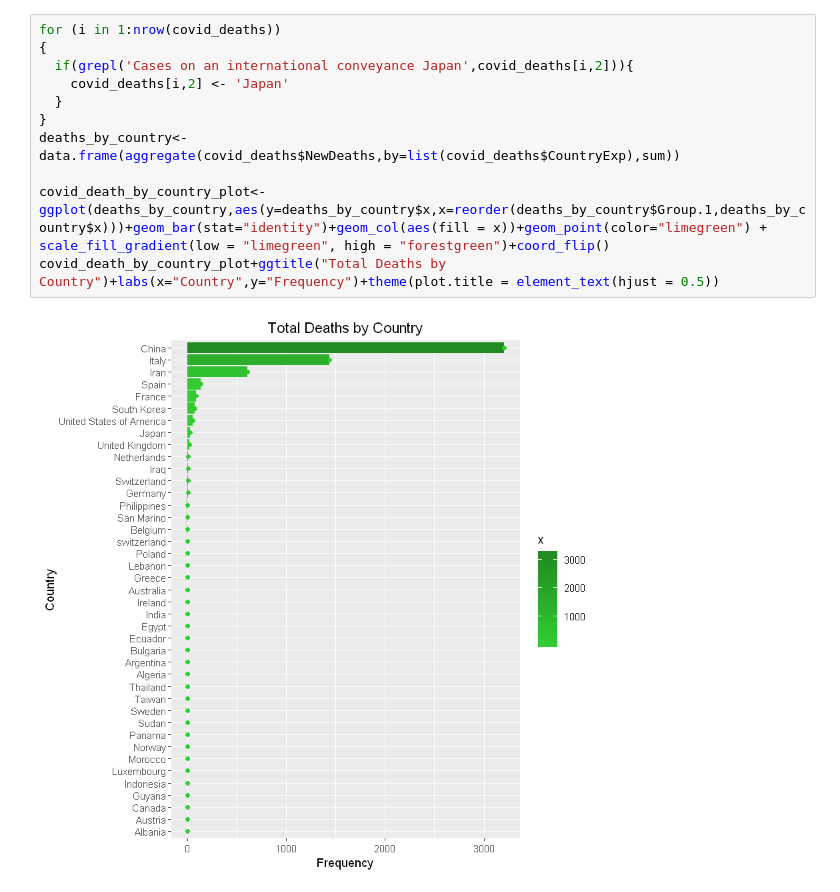
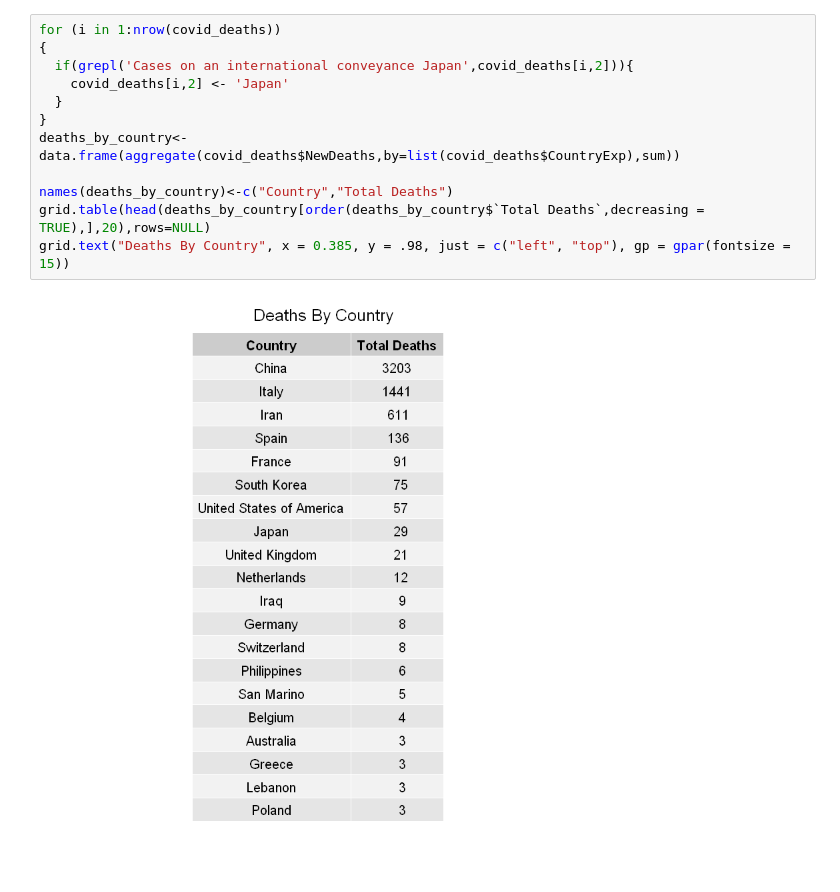
Before and after one commit to AjithKumarVS/COVID-19-Analysis-using-R, a Jupyter notebook: COVID-19 Analysis.ipynb, the cells around one changed output. Saved outputs shown, nothing was run; the diff lists cells and outputs as text.

Commit message:
Updated Table

```diff
--- a/COVID-19 Analysis.ipynb
+++ b/COVID-19 Analysis.ipynb
@@ -23,13 +25,14 @@ covid_death_plot+ggtitle("Worldwide COVID-19 Deaths")+labs(y="New Deaths", x = "
 # %%
 for (i in 1:nrow(covid_deaths))
 {
   if(grepl('Cases on an international conveyance Japan',covid_deaths[i,2])){
     covid_deaths[i,2] <- 'Japan'
   }
 }
 deaths_by_country<-data.frame(aggregate(covid_deaths$NewDeaths,by=list(covid_deaths$CountryExp),sum))
 
-covid_death_by_country_plot<-ggplot(deaths_by_country,aes(y=deaths_by_country$x,x=reorder(deaths_by_country$Group.1,deaths_by_country$x)))+geom_bar(stat="identity")+geom_col(aes(fill = x))+geom_point(color="limegreen") + scale_fill_gradient(low = "limegreen", high = "forestgreen")+coord_flip()
-covid_death_by_country_plot+ggtitle("Total Deaths by Country")+labs(x="Country",y="Frequency")+theme(plot.title = element_text(hjust = 0.5))
+names(deaths_by_country)<-c("Country","Total Deaths")
+grid.table(head(deaths_by_country[order(deaths_by_country$`Total Deaths`,decreasing = TRUE),],20),rows=NULL)
+grid.text("Deaths By Country", x = 0.385, y = .98, just = c("left", "top"), gp = gpar(fontsize = 15))
 # %% [output]
-[figure, old version]
+[figure, new version]
```
Also changed, not shown: parts of 3 cells of this notebook.
